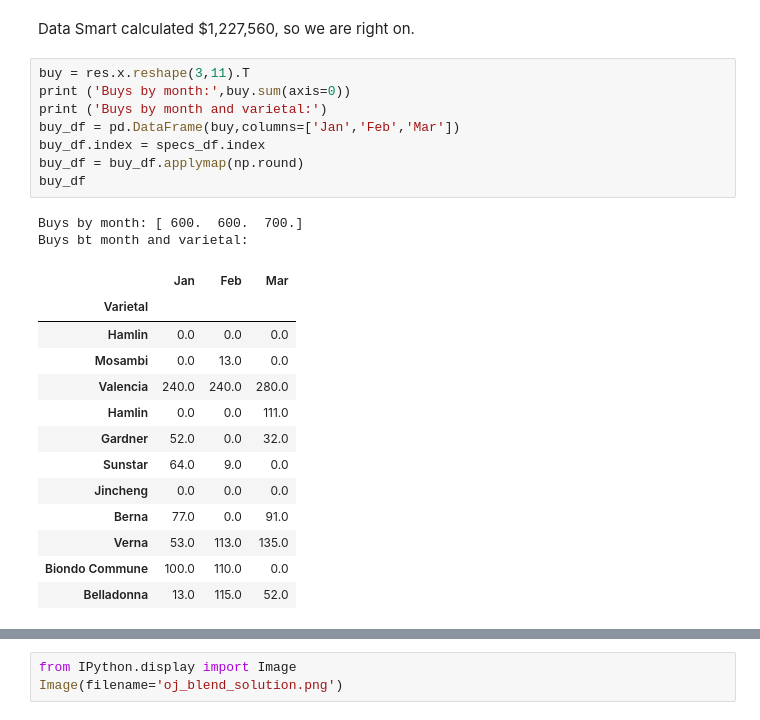
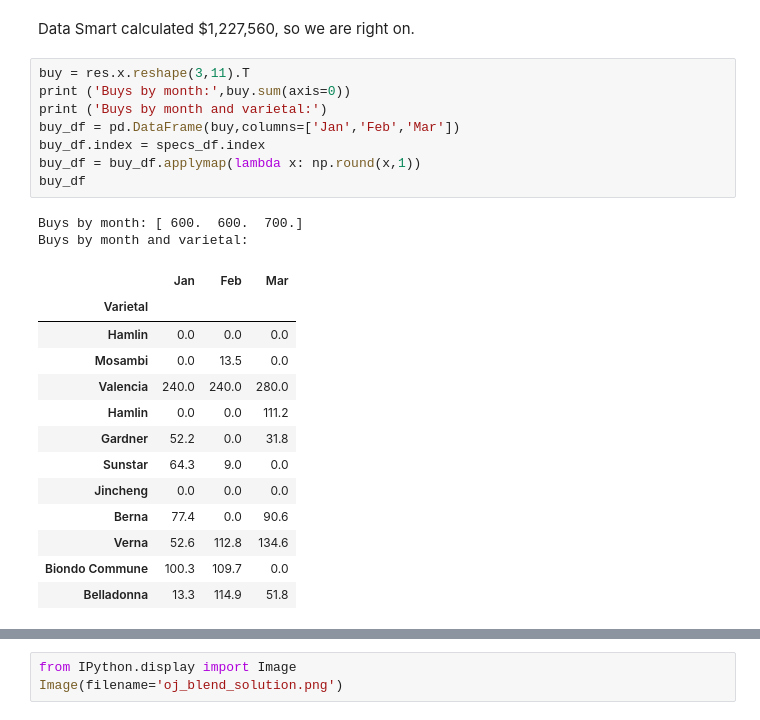
Before and after one commit to slstarnes/data-smart-sans-excel, a Jupyter notebook: Data Smart Sans Excel - Ch. 4.ipynb, the cells around one changed output, grey strips where cells are left out. Saved outputs shown, nothing was run; the diff lists cells and outputs as text.

```diff
--- a/Data Smart Sans Excel - Ch. 4.ipynb
+++ b/Data Smart Sans Excel - Ch. 4.ipynb
@@ -168,24 +168,24 @@ Data Smart calculated $1,227,560, so we are right on.
 # %%
 buy = res.x.reshape(3,11).T
 print ('Buys by month:',buy.sum(axis=0))
 print ('Buys by month and varietal:')
 buy_df = pd.DataFrame(buy,columns=['Jan','Feb','Mar'])
 buy_df.index = specs_df.index
-buy_df = buy_df.applymap(np.round)
+buy_df = buy_df.applymap(lambda x: np.round(x,1))
 buy_df
 # %% [output]
 Buys by month: [ 600.  600.  700.]
-Buys bt month and varietal:
+Buys by month and varietal:
 |  | Jan | Feb | Mar |
 | Varietal |  |  |  |
 | Hamlin | 0.0 | 0.0 | 0.0 |
-| Mosambi | 0.0 | 13.0 | 0.0 |
+| Mosambi | 0.0 | 13.5 | 0.0 |
 | Valencia | 240.0 | 240.0 | 280.0 |
-| Hamlin | 0.0 | 0.0 | 111.0 |
-| Gardner | 52.0 | 0.0 | 32.0 |
-| Sunstar | 64.0 | 9.0 | 0.0 |
+| Hamlin | 0.0 | 0.0 | 111.2 |
+| Gardner | 52.2 | 0.0 | 31.8 |
+| Sunstar | 64.3 | 9.0 | 0.0 |
 | Jincheng | 0.0 | 0.0 | 0.0 |
-| Berna | 77.0 | 0.0 | 91.0 |
-| Verna | 53.0 | 113.0 | 135.0 |
-| Biondo Commune | 100.0 | 110.0 | 0.0 |
-| Belladonna | 13.0 | 115.0 | 52.0 |
+| Berna | 77.4 | 0.0 | 90.6 |
+| Verna | 52.6 | 112.8 | 134.6 |
+| Biondo Commune | 100.3 | 109.7 | 0.0 |
+| Belladonna | 13.3 | 114.9 | 51.8 |
```
Also changed, not shown: parts of 4 cells of this notebook, 1 other file.
